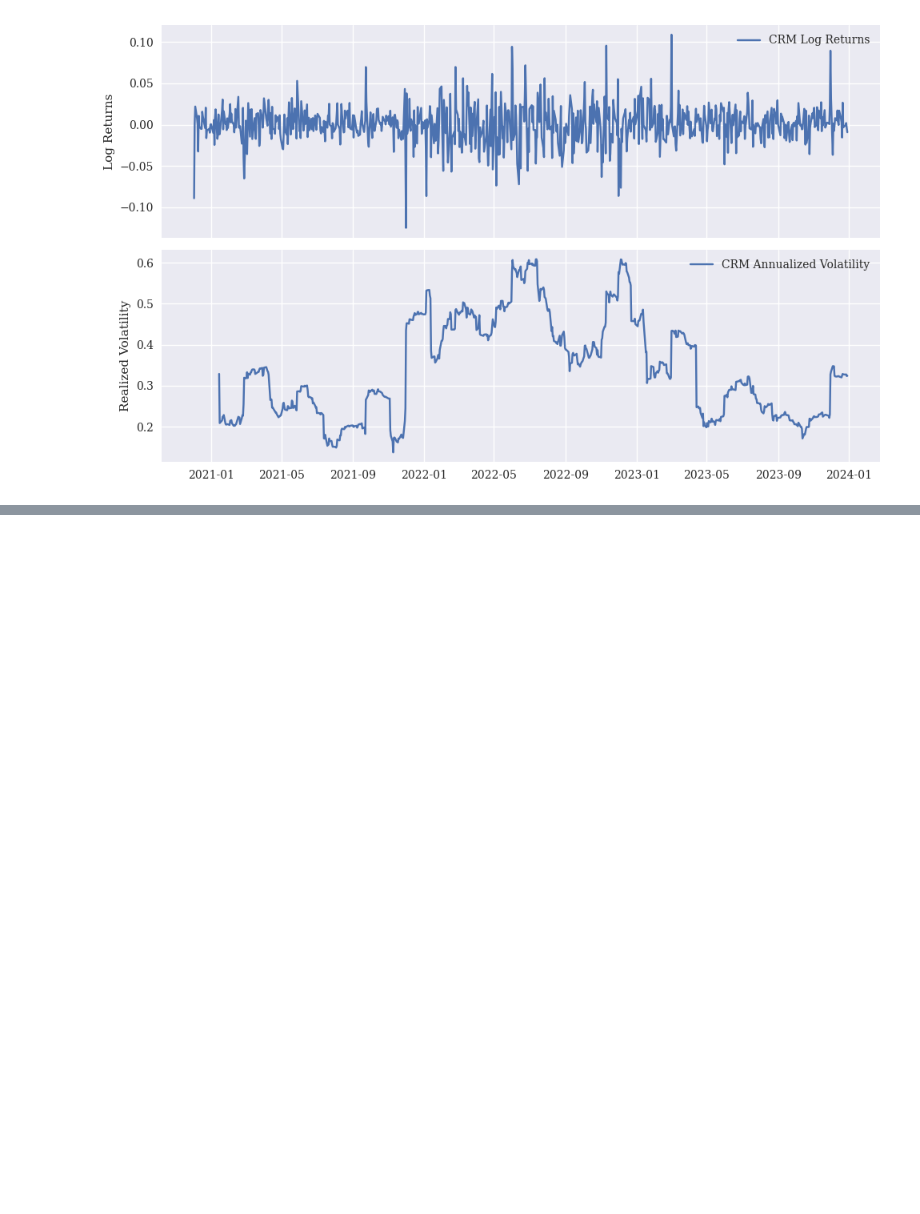
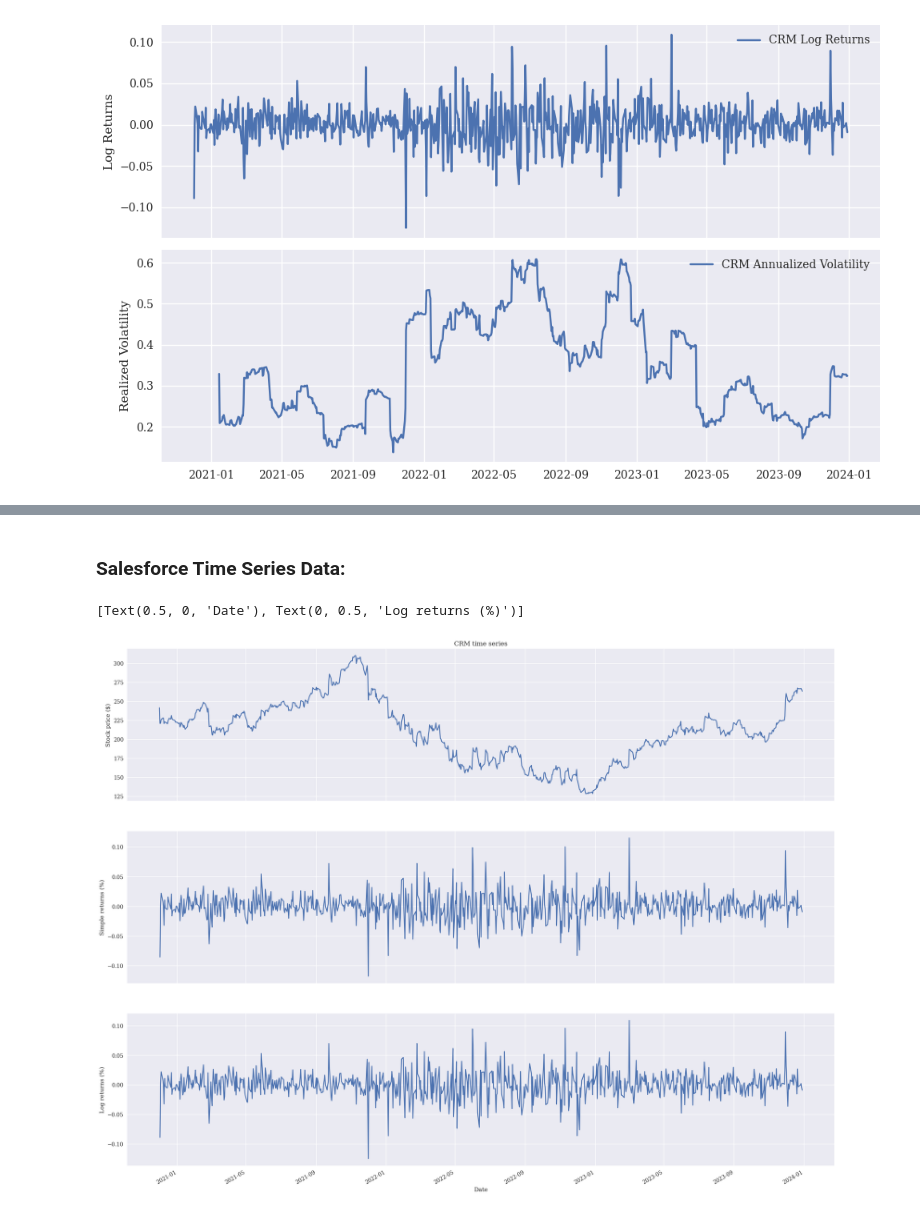
Before and after one commit to BennySlingshot/Financial-Machine-Learning, a Jupyter notebook: Financial-Machine-Learning.ipynb, the cells around one changed output, grey strips where cells are left out. Cells and saved outputs as stored; diff of their text form; code cells hidden in the pictures; blank space fills up the shorter version.

Commit message:
Completing the data preparation steps

```diff
--- a/Financial-Machine-Learning.ipynb
+++ b/Financial-Machine-Learning.ipynb
@@ -384,0 +405,17 @@ plt.show()
+# %% [markdown]
+### Salesforce Time Series Data:
+# %%
+#Plotting Salesforce
+fig, ax = plt.subplots(3, 1, figsize=(24, 20), sharex=True)
+#plotting CRM Second
+crm_df.CRM_adj_close.plot(ax=ax[0])
+ax[0].set(title = 'CRM time series',
+ylabel = 'Stock price ($)')
+crm_df.CRM_simple_rtn.plot(ax=ax[1])
+ax[1].set(ylabel = 'Simple returns (%)')
+crm_df.CRM_log_rtn.plot(ax=ax[2])
+ax[2].set(xlabel = 'Date',
+ylabel = 'Log returns (%)')
+# %% [output]
+[Text(0.5, 0, 'Date'), Text(0, 0.5, 'Log returns (%)')]
+[figure, added]
```
Also changed, not shown: parts of 11 cells of this notebook.
